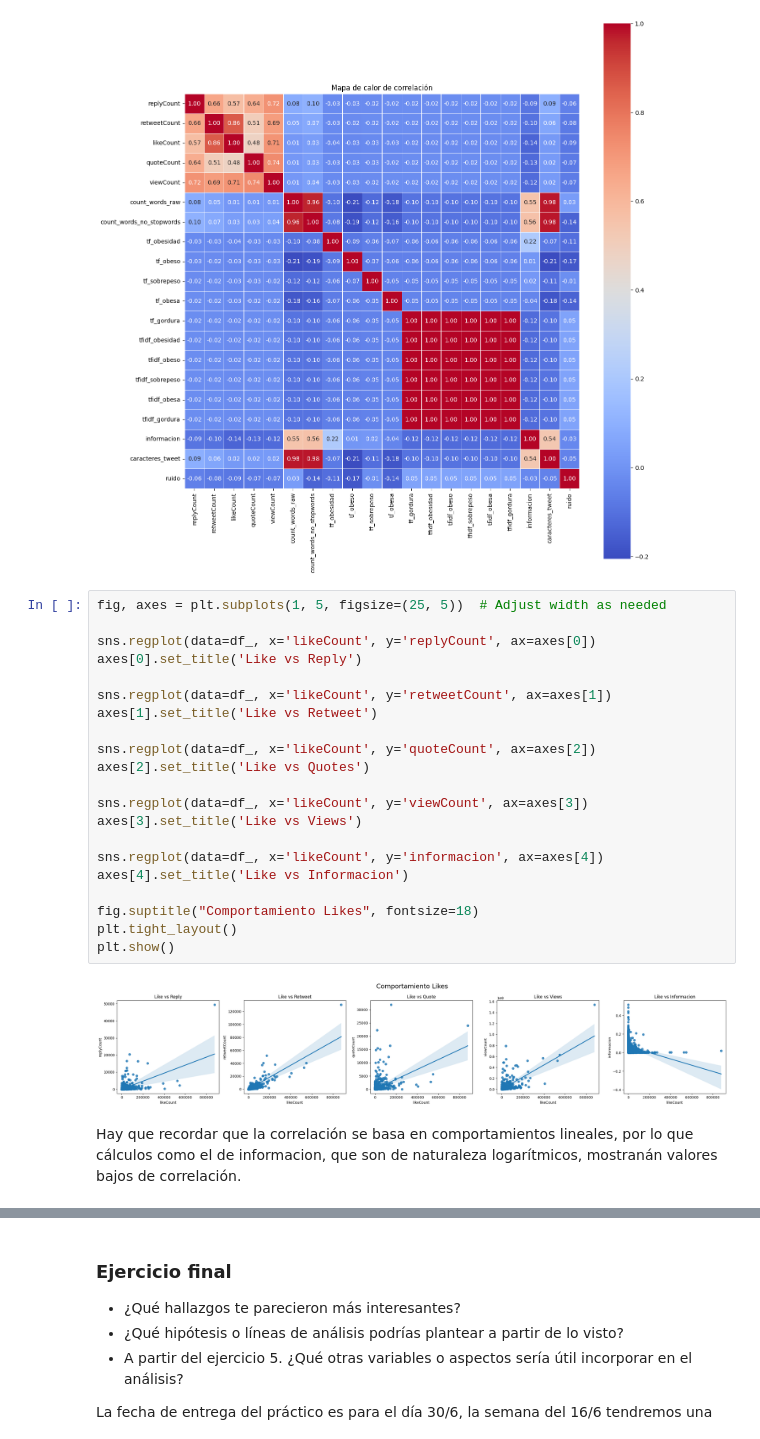
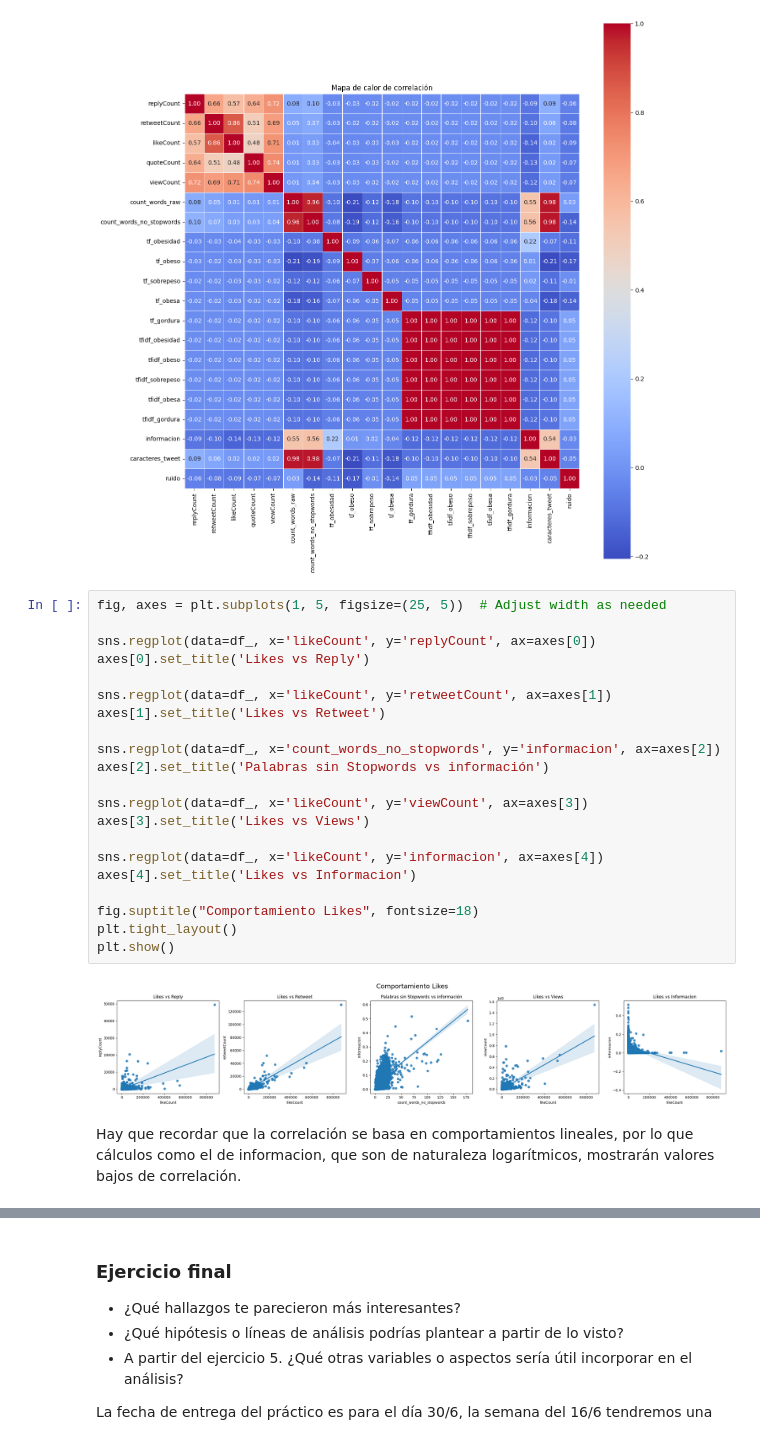
Before and after one commit to Ignaciodibella/mentoria_2025, a Jupyter notebook: practicos/Práctico_1_Análisis_y_visualización_de_datos_Tweets.ipynb, the cells around one changed output, grey strips where cells are left out. Saved outputs shown, nothing was run; the diff lists cells and outputs as text.

Commit message:
Add files via upload
Mejoras visualizaciones punto 6

```diff
--- a/practicos/Práctico_1_Análisis_y_visualización_de_datos_Tweets.ipynb
+++ b/practicos/Práctico_1_Análisis_y_visualización_de_datos_Tweets.ipynb
@@ -514,25 +514,25 @@ plt.show()
 # %%
 fig, axes = plt.subplots(1, 5, figsize=(25, 5))  # Adjust width as needed
 
 sns.regplot(data=df_, x='likeCount', y='replyCount', ax=axes[0])
-axes[0].set_title('Like vs Reply')
+axes[0].set_title('Likes vs Reply')
 
 sns.regplot(data=df_, x='likeCount', y='retweetCount', ax=axes[1])
-axes[1].set_title('Like vs Retweet')
+axes[1].set_title('Likes vs Retweet')
 
-sns.regplot(data=df_, x='likeCount', y='quoteCount', ax=axes[2])
-axes[2].set_title('Like vs Quotes')
+sns.regplot(data=df_, x='count_words_no_stopwords', y='informacion', ax=axes[2])
+axes[2].set_title('Palabras sin Stopwords vs información')
 
 sns.regplot(data=df_, x='likeCount', y='viewCount', ax=axes[3])
-axes[3].set_title('Like vs Views')
+axes[3].set_title('Likes vs Views')
 
 sns.regplot(data=df_, x='likeCount', y='informacion', ax=axes[4])
-axes[4].set_title('Like vs Informacion')
+axes[4].set_title('Likes vs Informacion')
 
 fig.suptitle("Comportamiento Likes", fontsize=18)
 plt.tight_layout()
 plt.show()
 # %% [output]
-[figure, old version]
+[figure, new version]
 # %% [markdown]
-Hay que recordar que la correlación se basa en comportamientos lineales, por lo que cálculos como el de informacion, que son de naturaleza logarítmicos, mostranán valores bajos de correlación.
+Hay que recordar que la correlación se basa en comportamientos lineales, por lo que cálculos como el de informacion, que son de naturaleza logarítmicos, mostrarán valores bajos de correlación.
```
Also changed, not shown: parts of 3 cells of this notebook.
